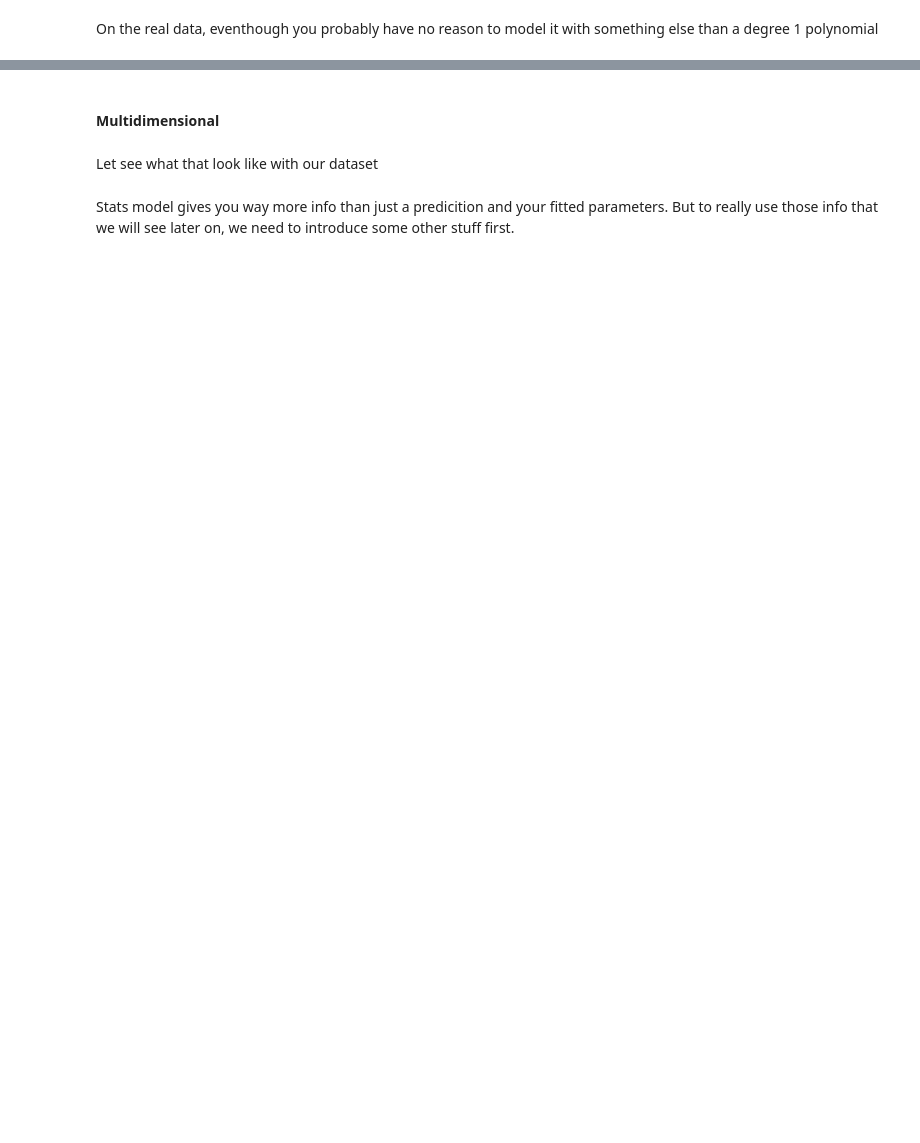
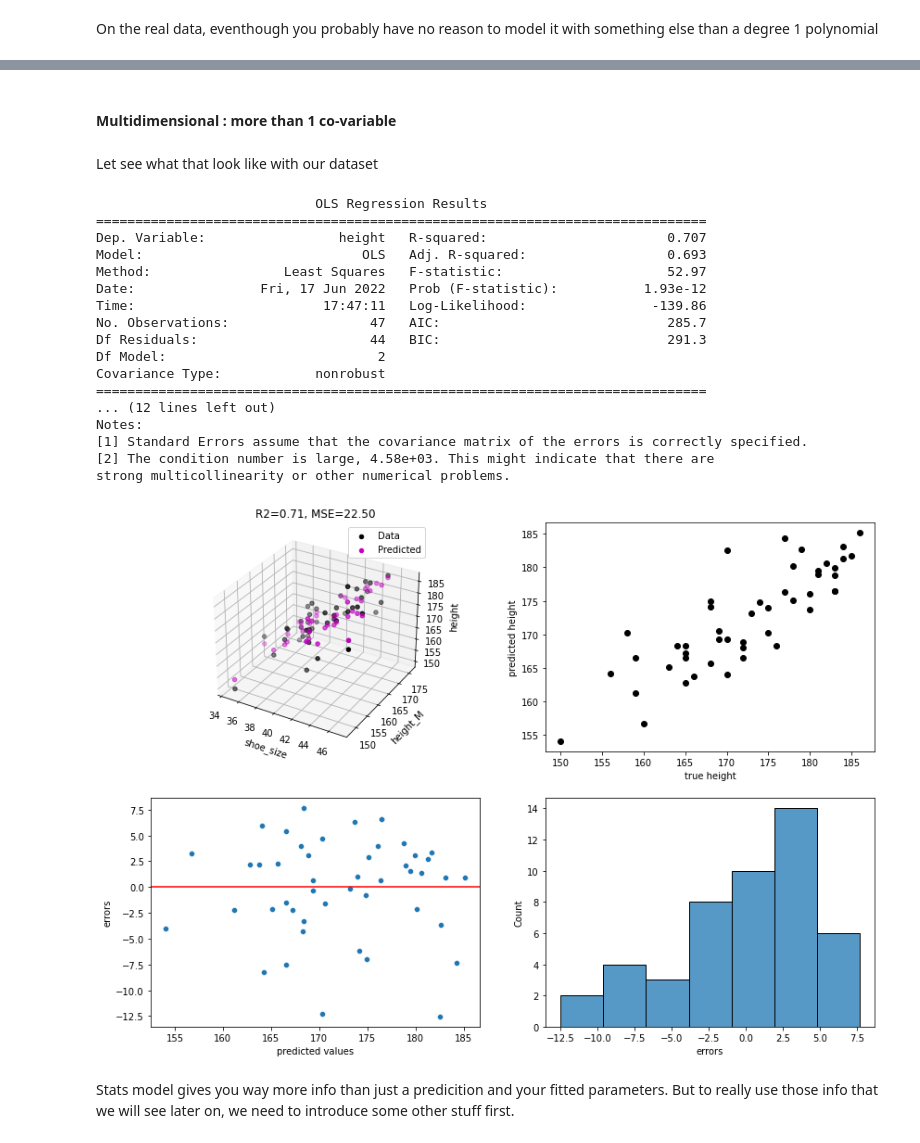
Before and after one commit to sib-swiss/introduction-to-statistics-with-python-training, a Jupyter notebook: 04_correlation_and_regression.ipynb, the cells around one changed output, grey strips where cells are left out. Drawn from its saved outputs; the diff is of its cells as text; code cells hidden in the pictures; blank space fills up the shorter version.

```diff
--- a/04_correlation_and_regression.ipynb
+++ b/04_correlation_and_regression.ipynb
@@ -766,35 +937,60 @@ print()
-# %% [markdown]
-#### Multidimensional
+# %% [markdown]
+#### Multidimensional : more than 1 co-variable
 # %% [markdown]
 Let see what that look like with our dataset
 # %%
 model = smf.ols(formula='height ~ shoe_size+height_M', data=df)
 
 results = model.fit()#we do the actual fit
 y_predict=results.predict(df)# predict back what your target variable would be in that model
 R2=r2_score(df['height'],y_predict)
 MSE=mean_squared_error(df['height'],y_predict)
 
 fig = plt.figure(figsize=(14,10))
-ax = fig.add_subplot(111, projection='3d')
+ax = fig.add_subplot(221, projection='3d')
 ax.scatter(df['shoe_size'], df['height_M'], df['height'], s=20, c='k',label='Data', depthshade=True)
 
 ax.scatter(df['shoe_size'], df['height_M'],y_predict,label='Predicted' ,color='m')
-plt.legend(loc='best',fontsize=10)
-plt.title('R2={0:.2f}, MSE={1:.2f}'.format(R2,MSE))
-plt.xlabel('shoe_size')
-plt.ylabel('height_M')
+ax.legend(loc='best',fontsize=10)
+ax.set_title('R2={0:.2f}, MSE={1:.2f}'.format(R2,MSE))
+ax.set_xlabel('shoe_size')
+ax.set_ylabel('height_M')
 ax.set_zlabel('height')
-plt.show()
 
-plt.plot(df['height'],y_predict,'ko')
-plt.xlabel('true height')
-plt.ylabel('predicted height')
-plt.show()
-print('fit param for shoe_size ',results.params['shoe_size'])
-print('fit param for height_M ',results.params['height_M'])
-print('fit intercept ',results.params['Intercept'])
+ax = fig.add_subplot(222)
+ax.plot(df['height'],y_predict,'ko')
+ax.set_xlabel('true height')
+ax.set_ylabel('predicted height')
 
-print()
+ax = fig.add_subplot(223)
+sns.scatterplot(x=y_predict,y=results.resid , ax=ax) # plot the errors along x
+ax.axhline(0,color='red')
+ax.set_ylabel('errors')
+ax.set_xlabel('predicted values')
+ax = fig.add_subplot(224)
+sns.histplot(results.resid , ax=ax) # plot an histogram of the errors
+ax.set_xlabel('errors')
+
+
+print(results.summary())
+# %% [output]
+                            OLS Regression Results
+==============================================================================
+Dep. Variable:                 height   R-squared:                       0.707
+Model:                            OLS   Adj. R-squared:                  0.693
+Method:                 Least Squares   F-statistic:                     52.97
+Date:                Fri, 17 Jun 2022   Prob (F-statistic):           1.93e-12
+Time:                        17:47:11   Log-Likelihood:                -139.86
+No. Observations:                  47   AIC:                             285.7
+Df Residuals:                      44   BIC:                             291.3
+Df Model:                           2
+Covariance Type:            nonrobust
+==============================================================================
+... (12 lines left out)
+Notes:
+[1] Standard Errors assume that the covariance matrix of the errors is correctly specified.
+[2] The condition number is large, 4.58e+03. This might indicate that there are
+strong multicollinearity or other numerical problems.
+[figure, added]
 # %% [markdown]
 Stats model gives you way more info than just a predicition and your fitted parameters. But to really use those info that we will see later on, we need to introduce some other stuff first.
```
Also changed, not shown: parts of 54 cells of this notebook, 1 other file.
